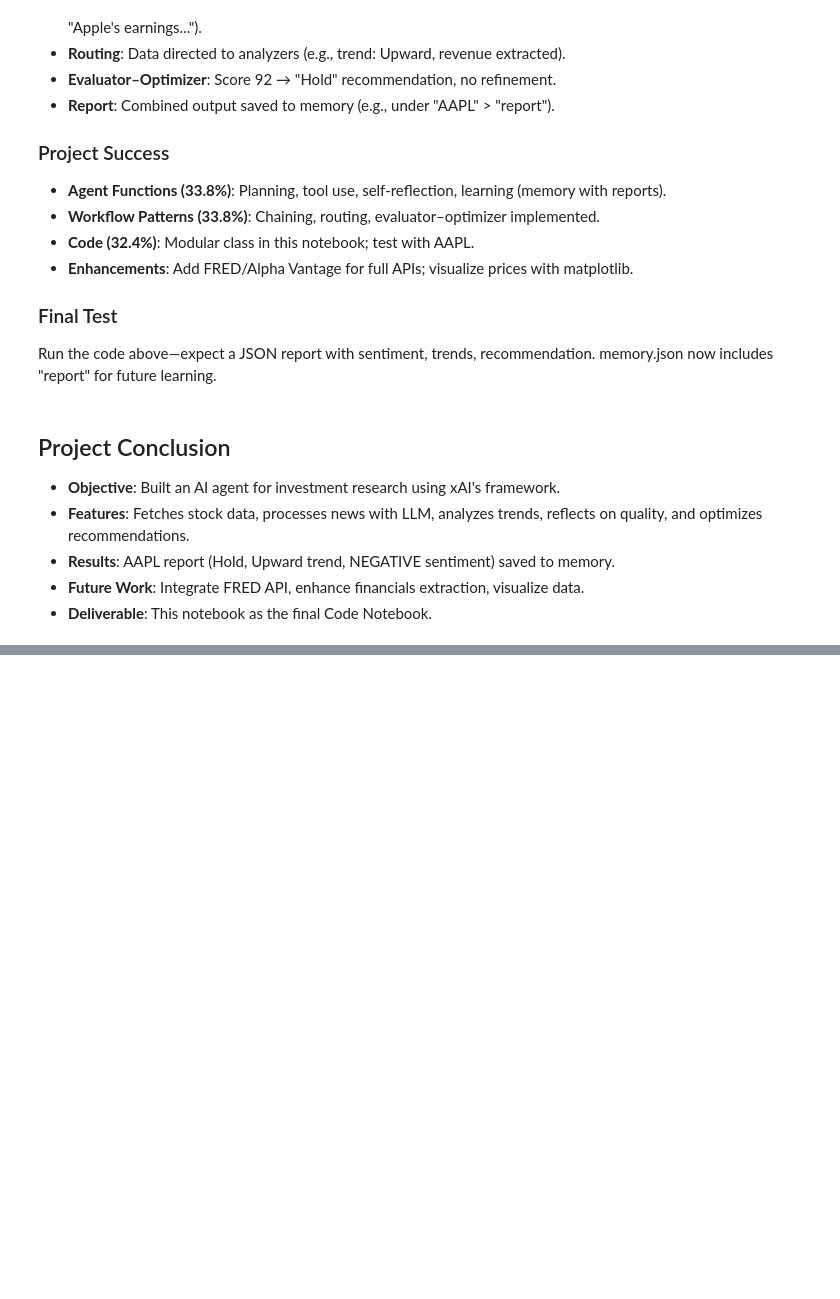
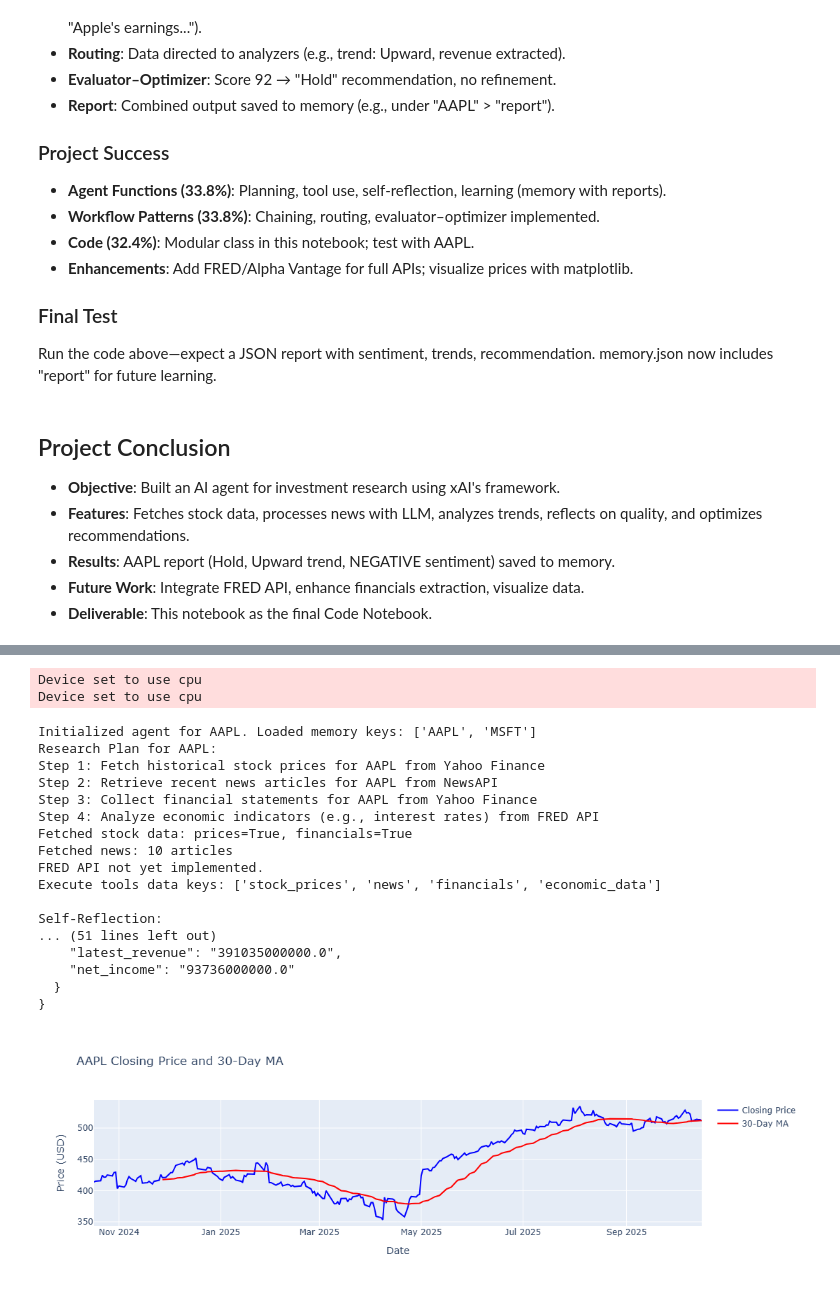
Before and after one commit to dodo0-0/AAI-520-Final-Project, a Jupyter notebook: project-aai-520.ipynb, the cells around one changed output, grey strips where cells are left out. Drawn from its saved outputs; the diff is of its cells as text; code cells hidden in the pictures; blank space fills up the shorter version.

Commit message:
readme update, code and chart updates

```diff
--- a/project-aai-520.ipynb
+++ b/project-aai-520.ipynb
@@ -1263,0 +1176,36 @@ Opening Chart Canvas for Price Visualization...
+# %%
+# Example usage
+newsapi_key = '925d94dc323f4bd9956fbc010367ed79'  # Your real key
+agent = InvestmentResearchAgent('AAPL', newsapi_key)
+results = agent.run_analysis()
+
+# Display final report
+print("\nFinal Investment Report:")
+print(json.dumps(results['report'], indent=2, default=str))
+
+fig = go.Figure()
+fig.add_trace(go.Scatter(x=prices.index, y=prices['Close'], mode='lines', name='Closing Price', line=dict(color='blue')))
+fig.add_trace(go.Scatter(x=prices.index, y=prices['MA30'], mode='lines', name='30-Day MA', line=dict(color='red')))
+fig.update_layout(title=f'{agent.symbol} Closing Price and 30-Day MA', xaxis_title='Date', yaxis_title='Price (USD)')
+fig.show()
+# %% [output]
+Device set to use cpu
+Device set to use cpu
+Initialized agent for AAPL. Loaded memory keys: ['AAPL', 'MSFT']
+Research Plan for AAPL:
+Step 1: Fetch historical stock prices for AAPL from Yahoo Finance
+Step 2: Retrieve recent news articles for AAPL from NewsAPI
+Step 3: Collect financial statements for AAPL from Yahoo Finance
+Step 4: Analyze economic indicators (e.g., interest rates) from FRED API
+Fetched stock data: prices=True, financials=True
+Fetched news: 10 articles
+FRED API not yet implemented.
+Execute tools data keys: ['stock_prices', 'news', 'financials', 'economic_data']
+
+Self-Reflection:
+... (51 lines left out)
+    "latest_revenue": "391035000000.0",
+    "net_income": "93736000000.0"
+  }
+}
+[figure, added]
```
Also changed, not shown: parts of 8 cells of this notebook, 1 other file.
